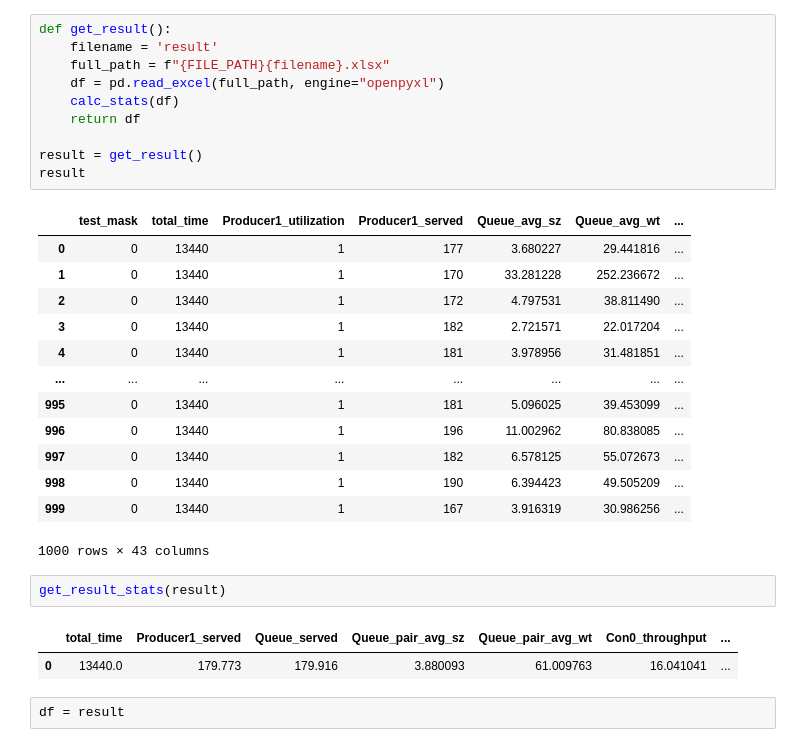
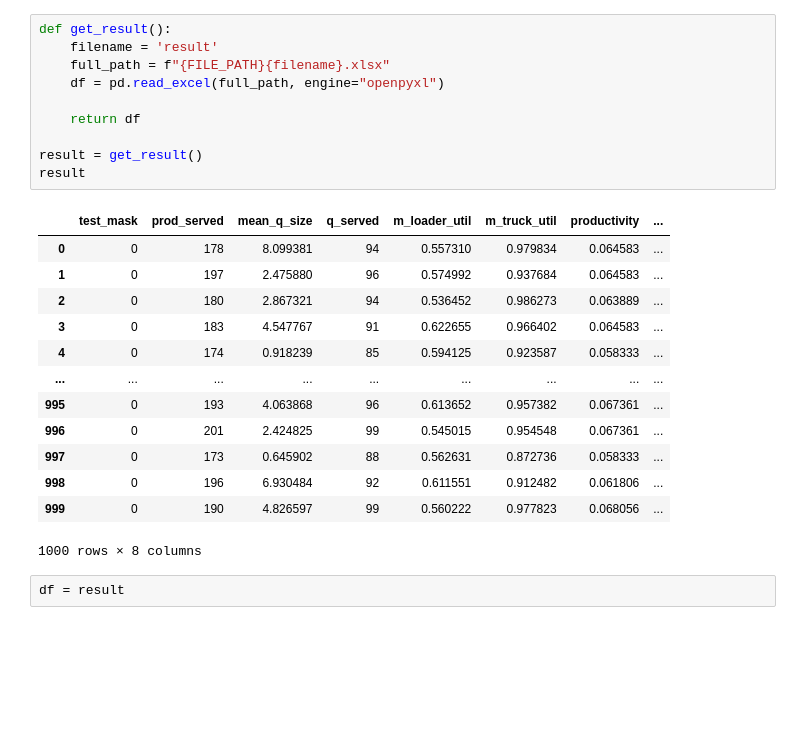
Before and after one commit to IP-14Nezdolii/SM_25, a Jupyter notebook: cursova/results.ipynb, the cells around one changed output. Saved outputs shown, nothing was run; the diff lists cells and outputs as text; blank space fills up the shorter version.

```diff
--- a/cursova/results.ipynb
+++ b/cursova/results.ipynb
@@ -176,31 +113,26 @@ Text(0, 0.5, 'Середня продуктивність')
 # %%
 def get_result():
     filename = 'result'
     full_path = f"{FILE_PATH}{filename}.xlsx"
     df = pd.read_excel(full_path, engine="openpyxl")
-    calc_stats(df)
+
     return df
 
 result = get_result()
 result
 # %% [output]
-|  | test_mask | total_time | Producer1_utilization | Producer1_served | Queue_avg_sz | Queue_avg_wt | ... |
-| 0 | 0 | 13440 | 1 | 177 | 3.680227 | 29.441816 | ... |
-| 1 | 0 | 13440 | 1 | 170 | 33.281228 | 252.236672 | ... |
-| 2 | 0 | 13440 | 1 | 172 | 4.797531 | 38.811490 | ... |
-| 3 | 0 | 13440 | 1 | 182 | 2.721571 | 22.017204 | ... |
-| 4 | 0 | 13440 | 1 | 181 | 3.978956 | 31.481851 | ... |
-| ... | ... | ... | ... | ... | ... | ... | ... |
-| 995 | 0 | 13440 | 1 | 181 | 5.096025 | 39.453099 | ... |
-| 996 | 0 | 13440 | 1 | 196 | 11.002962 | 80.838085 | ... |
-| 997 | 0 | 13440 | 1 | 182 | 6.578125 | 55.072673 | ... |
-| 998 | 0 | 13440 | 1 | 190 | 6.394423 | 49.505209 | ... |
-| 999 | 0 | 13440 | 1 | 167 | 3.916319 | 30.986256 | ... |
+|  | test_mask | prod_served | mean_q_size | q_served | m_loader_util | m_truck_util | productivity | ... |
+| 0 | 0 | 178 | 8.099381 | 94 | 0.557310 | 0.979834 | 0.064583 | ... |
+| 1 | 0 | 197 | 2.475880 | 96 | 0.574992 | 0.937684 | 0.064583 | ... |
+| 2 | 0 | 180 | 2.867321 | 94 | 0.536452 | 0.986273 | 0.063889 | ... |
+| 3 | 0 | 183 | 4.547767 | 91 | 0.622655 | 0.966402 | 0.064583 | ... |
+| 4 | 0 | 174 | 0.918239 | 85 | 0.594125 | 0.923587 | 0.058333 | ... |
+| ... | ... | ... | ... | ... | ... | ... | ... | ... |
+| 995 | 0 | 193 | 4.063868 | 96 | 0.613652 | 0.957382 | 0.067361 | ... |
+| 996 | 0 | 201 | 2.424825 | 99 | 0.545015 | 0.954548 | 0.067361 | ... |
+| 997 | 0 | 173 | 0.645902 | 88 | 0.562631 | 0.872736 | 0.058333 | ... |
+| 998 | 0 | 196 | 6.930484 | 92 | 0.611551 | 0.912482 | 0.061806 | ... |
+| 999 | 0 | 190 | 4.826597 | 99 | 0.560222 | 0.977823 | 0.068056 | ... |
-1000 rows × 43 columns
+1000 rows × 8 columns
-# %%
-get_result_stats(result)
-# %% [output]
-|  | total_time | Producer1_served | Queue_served | Queue_pair_avg_sz | Queue_pair_avg_wt | Con0_throughput | ... |
-| 0 | 13440.0 | 179.773 | 179.916 | 3.880093 | 61.009763 | 16.041041 | ... |
 # %%
 df = result
```
Also changed, not shown: parts of 17 cells of this notebook, 8 other files.
